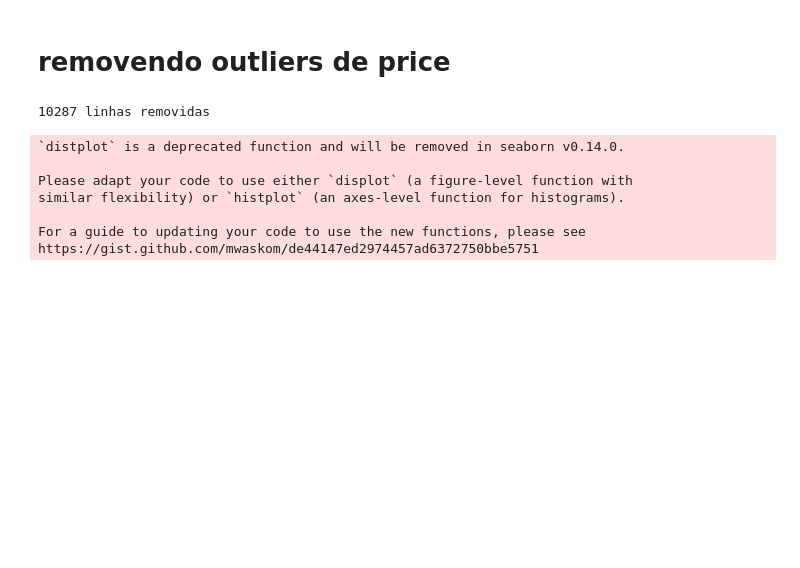
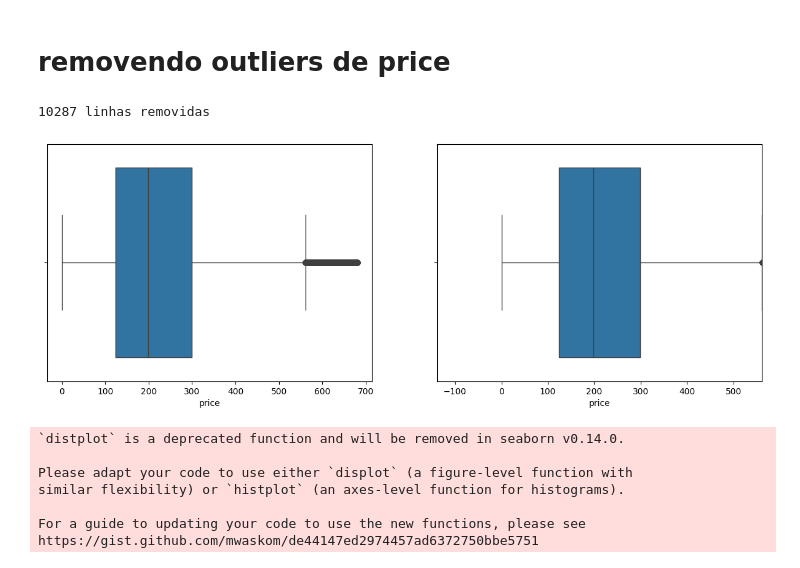
Before and after one commit to WolffStein/Airbnb_2019_Rio, a Jupyter notebook: AirBnB.ipynb, the cells around one changed output. Drawn from its saved outputs; the diff is of its cells as text; code cells hidden in the pictures; blank space fills up the shorter version.

```diff
--- a/AirBnB.ipynb
+++ b/AirBnB.ipynb
@@ -303,6 +302,10 @@ base_airbnb, linhas_removidas = excluir_outliers(base_airbnb, 'price')
 print('{} linhas removidas'.format(linhas_removidas))
 # %% [output]
 10287 linhas removidas
+# %%
+diagrama_caixa(base_airbnb['price'])
+# %% [output]
+[figure, added]
 # %%
 histograma(base_airbnb['price'])
 print(base_airbnb.shape)
```
Also changed, not shown: parts of 4 cells of this notebook, 1 other file.
